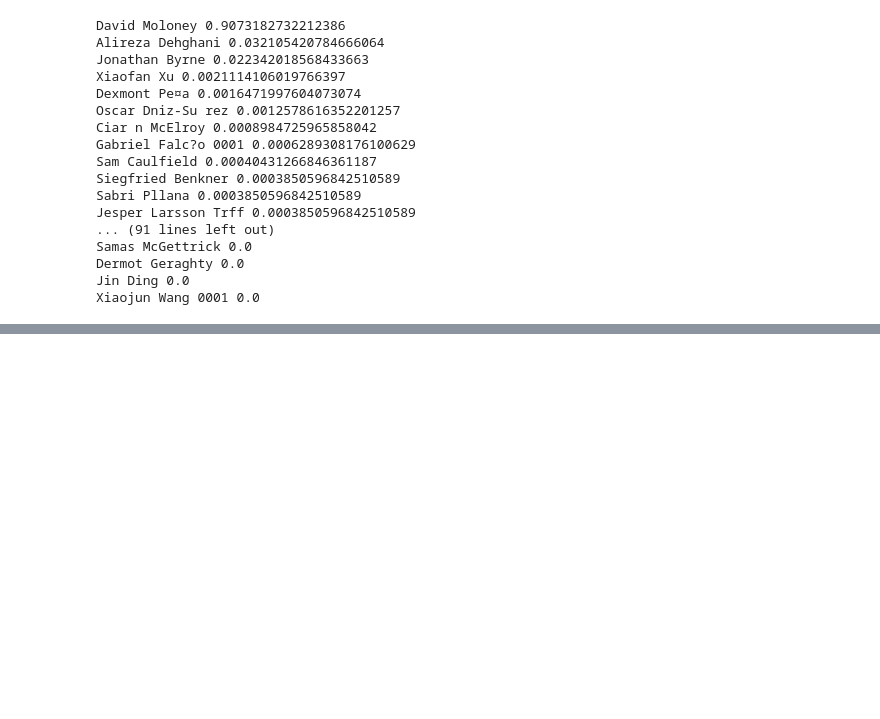
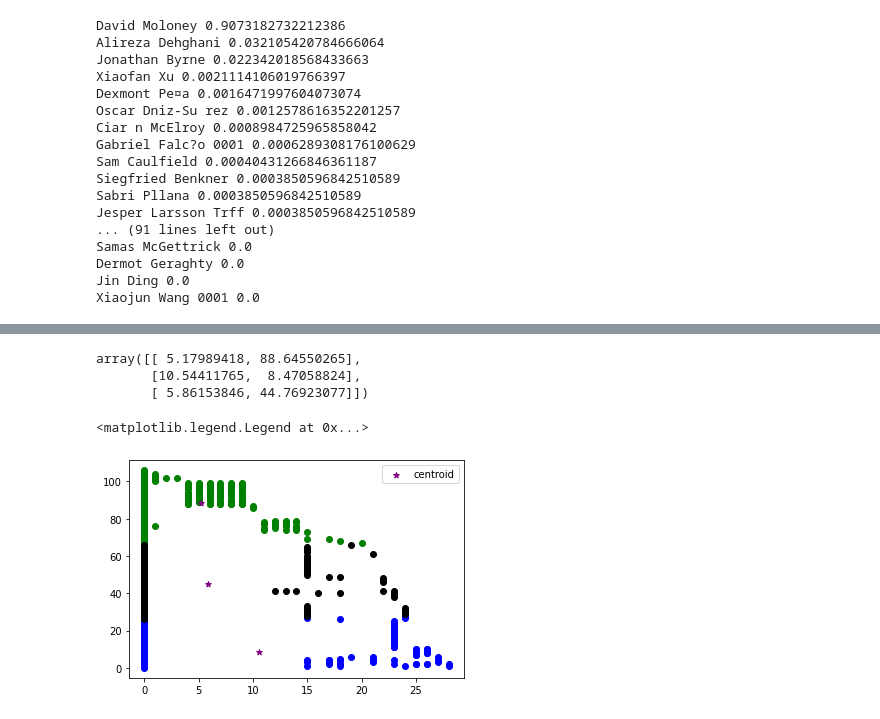
Before and after one commit to anturex2016/data_analytics2021, a Jupyter notebook: working_with_networkx.ipynb, the cells around one changed output, grey strips where cells are left out. Saved outputs shown, nothing was run; the diff lists cells and outputs as text; code cells hidden in the pictures; blank space fills up the shorter version.

```diff
--- a/working_with_networkx.ipynb
+++ b/working_with_networkx.ipynb
@@ -282,0 +405,20 @@ Xiaojun Wang 0001 0.0
+# %%
+km.cluster_centers_
+# %% [output]
+array([[ 5.17989418, 88.64550265],
+       [10.54411765,  8.47058824],
+       [ 5.86153846, 44.76923077]])
+# %%
+df1=df[df.cluster==0]
+df2=df[df.cluster==1]
+df3=df[df.cluster==2]
+
+ptl.scatter(df1.author,df1['coauthor'],color='green')
+ptl.scatter(df2.author,df2['coauthor'],color='blue')
+ptl.scatter(df3.author,df3['coauthor'],color='black')
+ptl.scatter(km.cluster_centers_[:,0],km.cluster_centers_[:,1],color='purple',marker='*',label='centroid')
+
+ptl.legend()
+# %% [output]
+<matplotlib.legend.Legend at 0x...>
+[figure, added]
```
Also changed, not shown: parts of 20 cells of this notebook.
